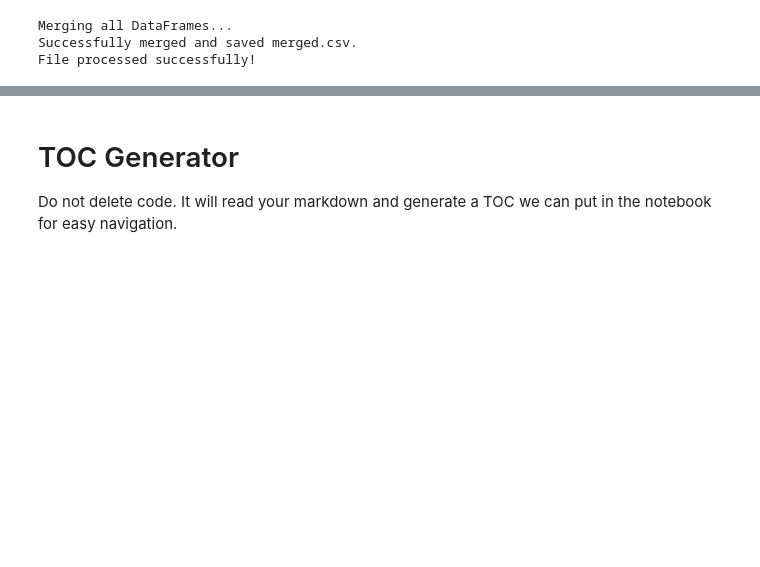
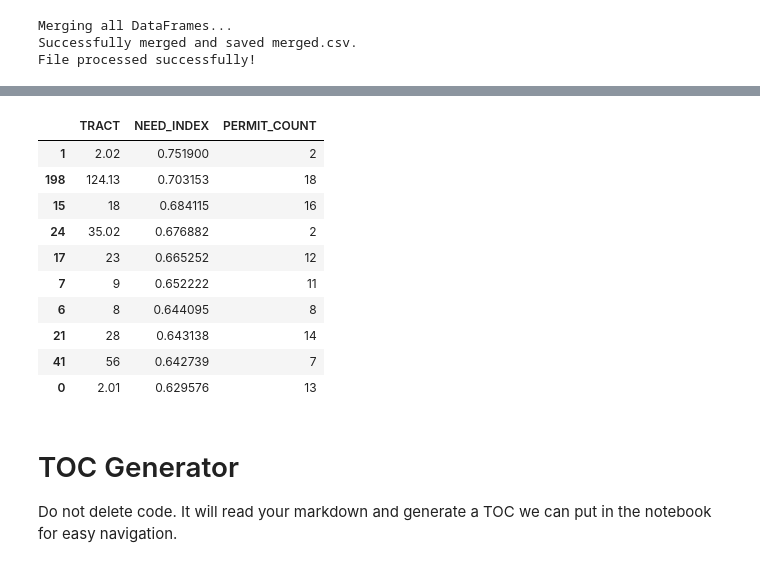
Before and after one commit to Code-You-Contributors/HUD_data_master, a Jupyter notebook: Curtis/curtis.ipynb, the cells around one changed output, grey strips where cells are left out. Saved outputs shown, nothing was run; the diff lists cells and outputs as text; code cells hidden in the pictures; blank space fills up the shorter version.

```diff
--- a/Curtis/curtis.ipynb
+++ b/Curtis/curtis.ipynb
@@ -349,3 +389,19 @@ memory usage: 15.1+ KB
+# %%
+df_plot.sort_values("NEED_INDEX", ascending=False)[
+    ["TRACT", "NEED_INDEX", "PERMIT_COUNT"]
+].head(10)
+# %% [output]
+|  | TRACT | NEED_INDEX | PERMIT_COUNT |
+| 1 | 2.02 | 0.751900 | 2 |
+| 198 | 124.13 | 0.703153 | 18 |
+| 15 | 18 | 0.684115 | 16 |
+| 24 | 35.02 | 0.676882 | 2 |
+| 17 | 23 | 0.665252 | 12 |
+| 7 | 9 | 0.652222 | 11 |
+| 6 | 8 | 0.644095 | 8 |
+| 21 | 28 | 0.643138 | 14 |
+| 41 | 56 | 0.642739 | 7 |
+| 0 | 2.01 | 0.629576 | 13 |
 # %% [markdown]
 # TOC Generator
 
```
Also changed, not shown: parts of 8 cells of this notebook.
